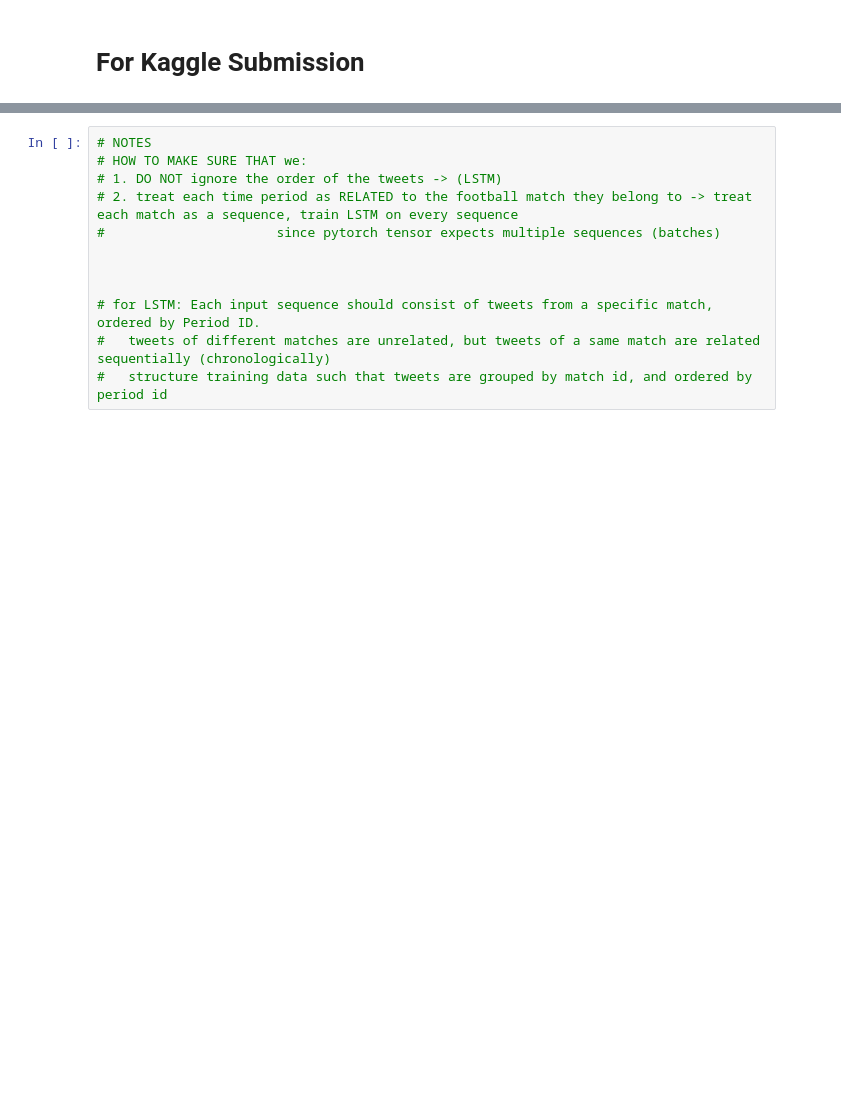
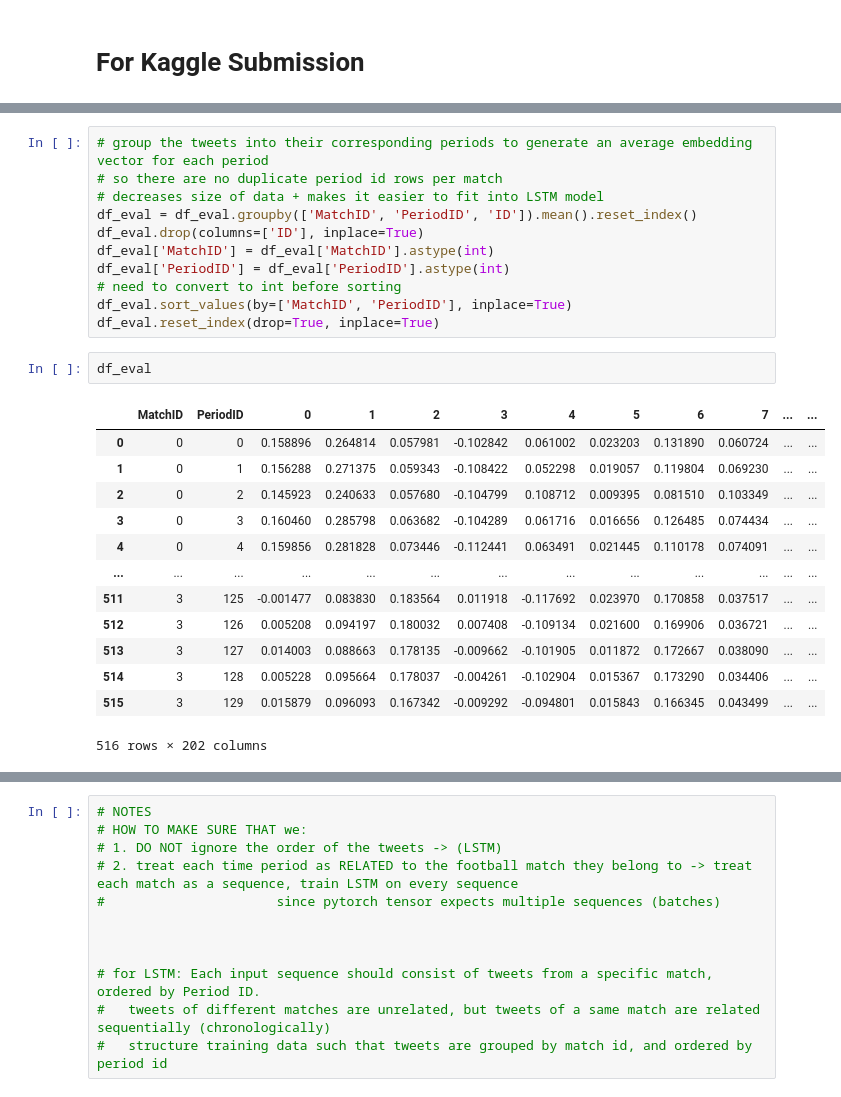
Before and after one commit to vmic2002/DeepLearningChallengeCSC_51054_EP, a Jupyter notebook: Group_challenge_weight_watchers.ipynb, the cells around one changed output, grey strips where cells are left out. Saved outputs shown, nothing was run; the diff lists cells and outputs as text; blank space fills up the shorter version.

```diff
--- a/Group_challenge_weight_watchers.ipynb
+++ b/Group_challenge_weight_watchers.ipynb
@@ -575,0 +739,27 @@ y_tensor = torch.tensor(y_tensor, dtype=torch.float32)
+# %%
+# group the tweets into their corresponding periods to generate an average embedding vector for each period
+# so there are no duplicate period id rows per match
+# decreases size of data + makes it easier to fit into LSTM model
+df_eval = df_eval.groupby(['MatchID', 'PeriodID', 'ID']).mean().reset_index()
+df_eval.drop(columns=['ID'], inplace=True)
+df_eval['MatchID'] = df_eval['MatchID'].astype(int)
+df_eval['PeriodID'] = df_eval['PeriodID'].astype(int)
+# need to convert to int before sorting
+df_eval.sort_values(by=['MatchID', 'PeriodID'], inplace=True)
+df_eval.reset_index(drop=True, inplace=True)
+# %%
+df_eval
+# %% [output]
+|  | MatchID | PeriodID | 0 | 1 | 2 | 3 | 4 | 5 | 6 | 7 | ... | ... |
+| 0 | 0 | 0 | 0.158896 | 0.264814 | 0.057981 | -0.102842 | 0.061002 | 0.023203 | 0.131890 | 0.060724 | ... | ... |
+| 1 | 0 | 1 | 0.156288 | 0.271375 | 0.059343 | -0.108422 | 0.052298 | 0.019057 | 0.119804 | 0.069230 | ... | ... |
+| 2 | 0 | 2 | 0.145923 | 0.240633 | 0.057680 | -0.104799 | 0.108712 | 0.009395 | 0.081510 | 0.103349 | ... | ... |
+| 3 | 0 | 3 | 0.160460 | 0.285798 | 0.063682 | -0.104289 | 0.061716 | 0.016656 | 0.126485 | 0.074434 | ... | ... |
+| 4 | 0 | 4 | 0.159856 | 0.281828 | 0.073446 | -0.112441 | 0.063491 | 0.021445 | 0.110178 | 0.074091 | ... | ... |
+| ... | ... | ... | ... | ... | ... | ... | ... | ... | ... | ... | ... | ... |
+| 511 | 3 | 125 | -0.001477 | 0.083830 | 0.183564 | 0.011918 | -0.117692 | 0.023970 | 0.170858 | 0.037517 | ... | ... |
+| 512 | 3 | 126 | 0.005208 | 0.094197 | 0.180032 | 0.007408 | -0.109134 | 0.021600 | 0.169906 | 0.036721 | ... | ... |
+| 513 | 3 | 127 | 0.014003 | 0.088663 | 0.178135 | -0.009662 | -0.101905 | 0.011872 | 0.172667 | 0.038090 | ... | ... |
+| 514 | 3 | 128 | 0.005228 | 0.095664 | 0.178037 | -0.004261 | -0.102904 | 0.015367 | 0.173290 | 0.034406 | ... | ... |
+| 515 | 3 | 129 | 0.015879 | 0.096093 | 0.167342 | -0.009292 | -0.094801 | 0.015843 | 0.166345 | 0.043499 | ... | ... |
+516 rows × 202 columns
```
Also changed, not shown: parts of 24 cells of this notebook.
